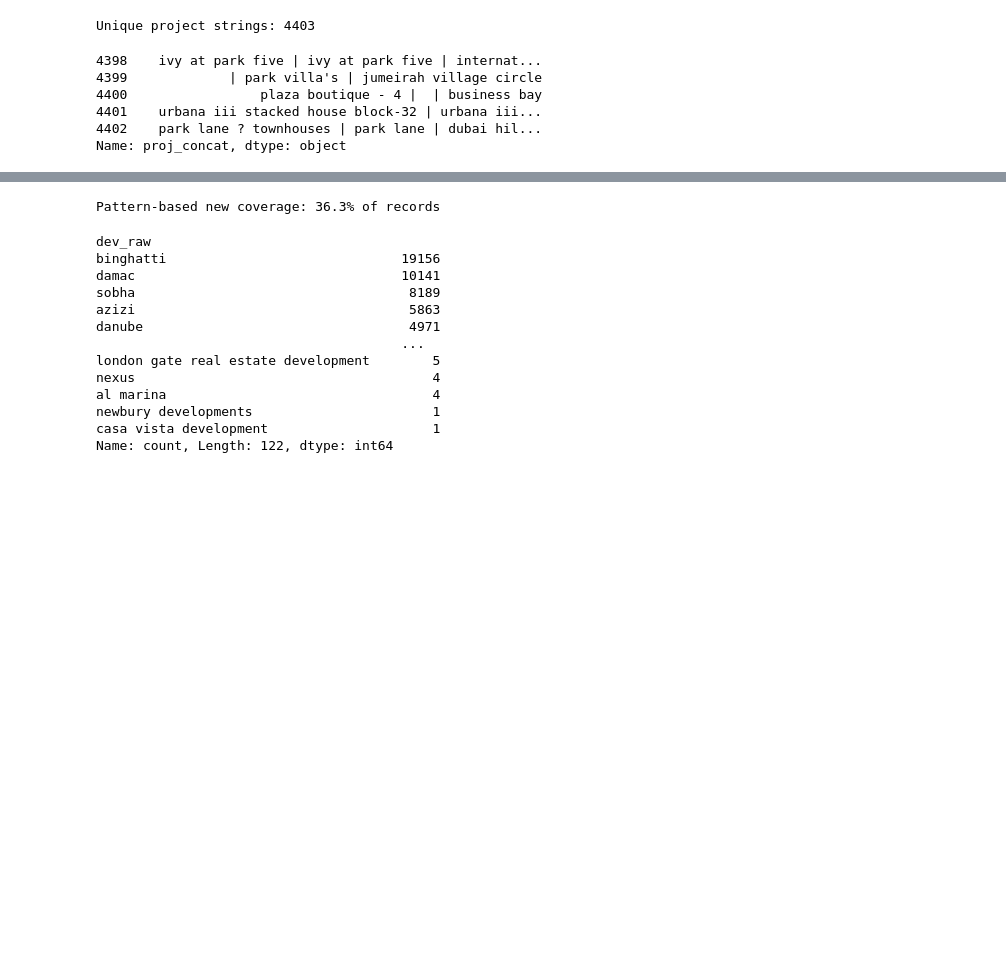
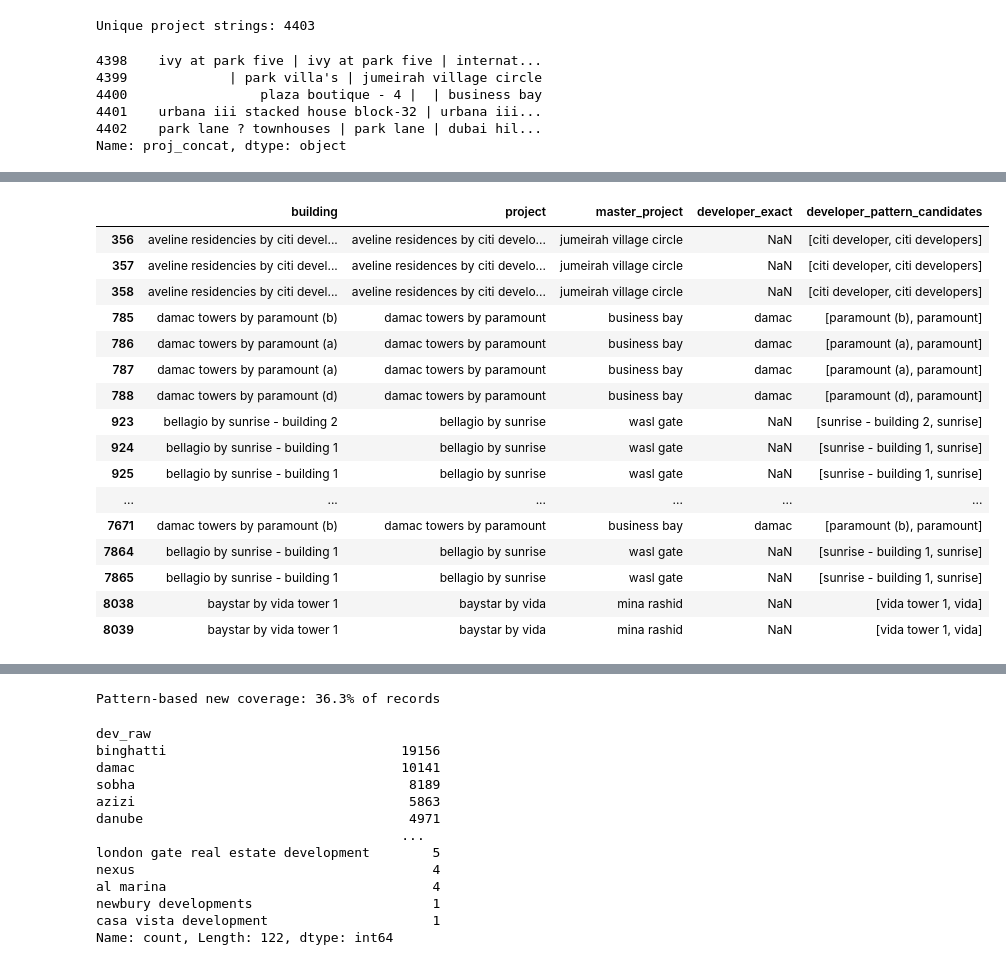
Before and after one commit to DandeLC/Dubai-Real-Estate-Price-Analysis, a Jupyter notebook: notebooks/1.2. Extracting Developer.ipynb, the cells around one changed output, grey strips where cells are left out. Saved outputs shown, nothing was run; the diff lists cells and outputs as text; code cells hidden in the pictures; blank space fills up the shorter version.

Commit message:
Temporary Upload

```diff
--- a/notebooks/1.2. Extracting Developer.ipynb
+++ b/notebooks/1.2. Extracting Developer.ipynb
@@ -185 +266,4 @@ Exact-match coverage: 29.1% of records
+# %%
+# Dropping temporary columns
+df_dev = df_dev[['building', 'project', 'master_project', 'developer_exact']]
 # %% [markdown]
@@ -186,0 +351,15 @@ Exact-match coverage: 29.1% of records
+# %%
+pattern_conflicts = df_dev[
+    df_dev['developer_pattern_candidates'].str.len() > 1
+].copy()
+
+pattern_conflicts['exact_in_candidates'] = pattern_conflicts.apply(
+    lambda row: (
+        row['developer_exact'] in row['developer_pattern_candidates']
+        if pd.notna(row['developer_exact'])
+        else False
+    ),
+    axis=1
+)
+
+pattern_conflicts['exact_in_candidates'].value_counts()
@@ -186,0 +389,30 @@ Exact-match coverage: 29.1% of records
+# %%
+pattern_conflicts[
+    ~pattern_conflicts['exact_in_candidates']
+][
+    [
+        'building',
+        'project',
+        'master_project',
+        'developer_exact',
+        'developer_pattern_candidates'
+    ]
+].head(50)
+# %% [output]
+|  | building | project | master_project | developer_exact | developer_pattern_candidates |
+| 356 | aveline residencies by citi devel... | aveline residences by citi develo... | jumeirah village circle | NaN | [citi developer, citi developers] |
+| 357 | aveline residencies by citi devel... | aveline residences by citi develo... | jumeirah village circle | NaN | [citi developer, citi developers] |
+| 358 | aveline residencies by citi devel... | aveline residences by citi develo... | jumeirah village circle | NaN | [citi developer, citi developers] |
+| 785 | damac towers by paramount (b) | damac towers by paramount | business bay | damac | [paramount (b), paramount] |
+| 786 | damac towers by paramount (a) | damac towers by paramount | business bay | damac | [paramount (a), paramount] |
+| 787 | damac towers by paramount (a) | damac towers by paramount | business bay | damac | [paramount (a), paramount] |
+| 788 | damac towers by paramount (d) | damac towers by paramount | business bay | damac | [paramount (d), paramount] |
+| 923 | bellagio by sunrise - building 2 | bellagio by sunrise | wasl gate | NaN | [sunrise - building 2, sunrise] |
+| 924 | bellagio by sunrise - building 1 | bellagio by sunrise | wasl gate | NaN | [sunrise - building 1, sunrise] |
+| 925 | bellagio by sunrise - building 1 | bellagio by sunrise | wasl gate | NaN | [sunrise - building 1, sunrise] |
+| ... | ... | ... | ... | ... | ... |
+| 7671 | damac towers by paramount (b) | damac towers by paramount | business bay | damac | [paramount (b), paramount] |
+| 7864 | bellagio by sunrise - building 1 | bellagio by sunrise | wasl gate | NaN | [sunrise - building 1, sunrise] |
+| 7865 | bellagio by sunrise - building 1 | bellagio by sunrise | wasl gate | NaN | [sunrise - building 1, sunrise] |
+| 8038 | baystar by vida tower 1 | baystar by vida | mina rashid | NaN | [vida tower 1, vida] |
+| 8039 | baystar by vida tower 1 | baystar by vida | mina rashid | NaN | [vida tower 1, vida] |
```
Also changed, not shown: parts of 60 cells of this notebook.
